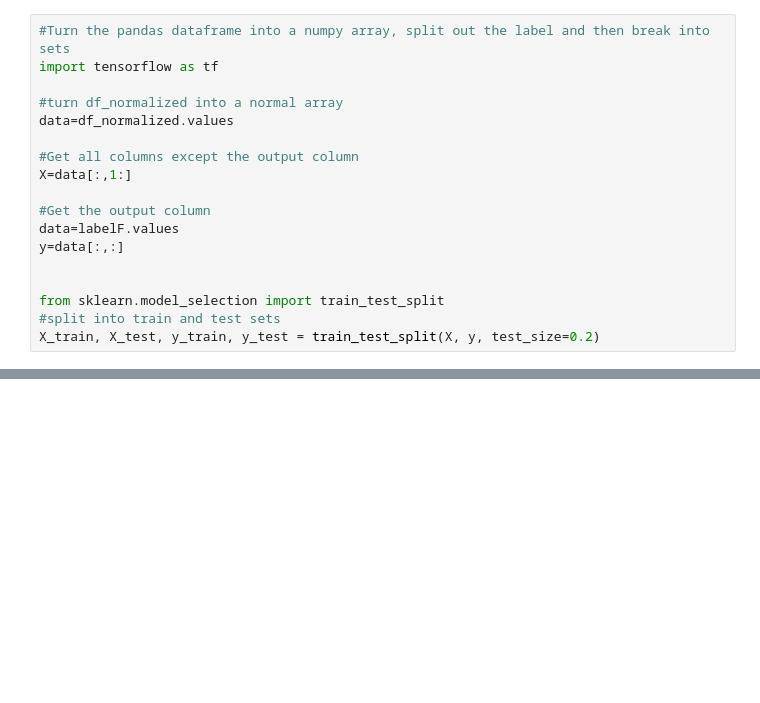
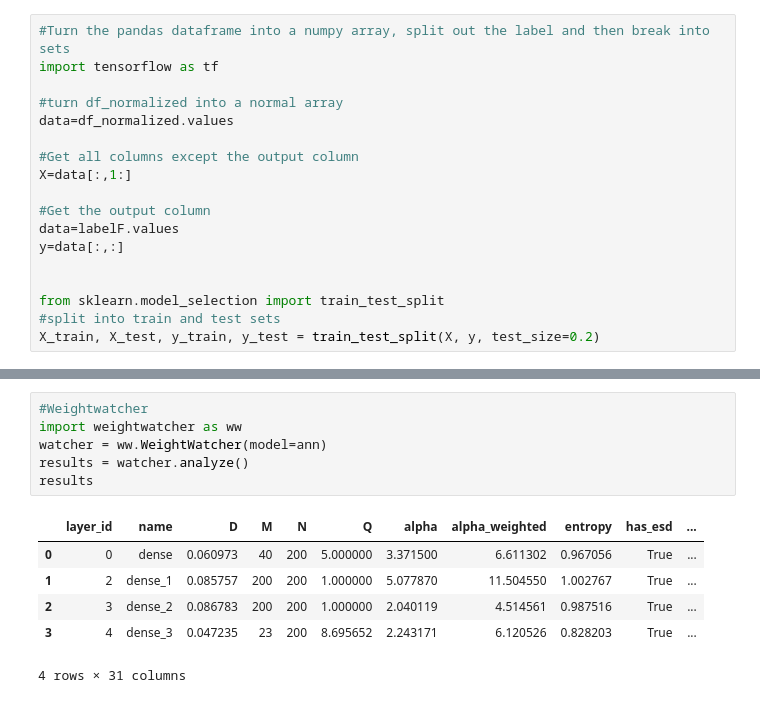
Before and after one commit to AbbyKatt/mycode, a Jupyter notebook: AI_Adjustments_Proto/AiTrainer.ipynb, the cells around one changed output, grey strips where cells are left out. Saved outputs shown, nothing was run; the diff lists cells and outputs as text; blank space fills up the shorter version.

```diff
--- a/AI_Adjustments_Proto/AiTrainer.ipynb
+++ b/AI_Adjustments_Proto/AiTrainer.ipynb
@@ -245,0 +257,13 @@ accuracy_score(y_test, y_pred)
+# %%
+#Weightwatcher
+import weightwatcher as ww
+watcher = ww.WeightWatcher(model=ann)
+results = watcher.analyze()
+results
+# %% [output]
+|  | layer_id | name | D | M | N | Q | alpha | alpha_weighted | entropy | has_esd | ... |
+| 0 | 0 | dense | 0.060973 | 40 | 200 | 5.000000 | 3.371500 | 6.611302 | 0.967056 | True | ... |
+| 1 | 2 | dense_1 | 0.085757 | 200 | 200 | 1.000000 | 5.077870 | 11.504550 | 1.002767 | True | ... |
+| 2 | 3 | dense_2 | 0.086783 | 200 | 200 | 1.000000 | 2.040119 | 4.514561 | 0.987516 | True | ... |
+| 3 | 4 | dense_3 | 0.047235 | 23 | 200 | 8.695652 | 2.243171 | 6.120526 | 0.828203 | True | ... |
+4 rows × 31 columns
```
Also changed, not shown: parts of 10 cells of this notebook, 2 other files.
